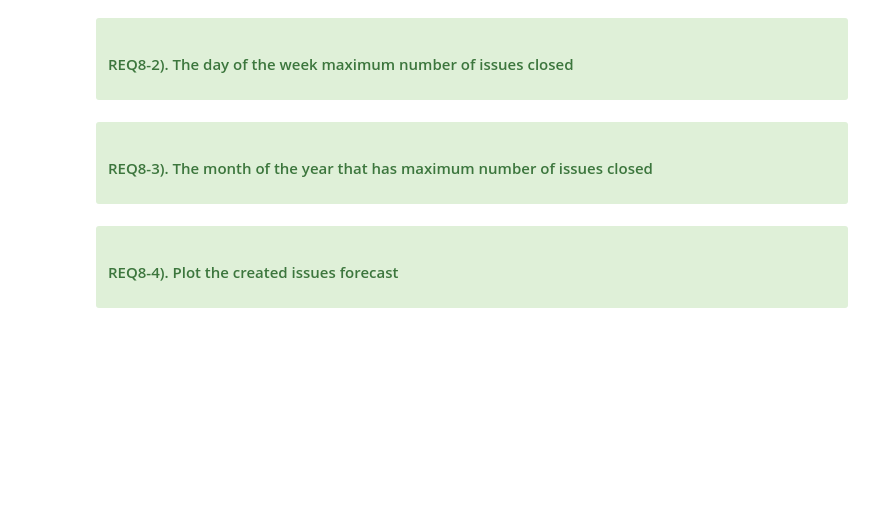
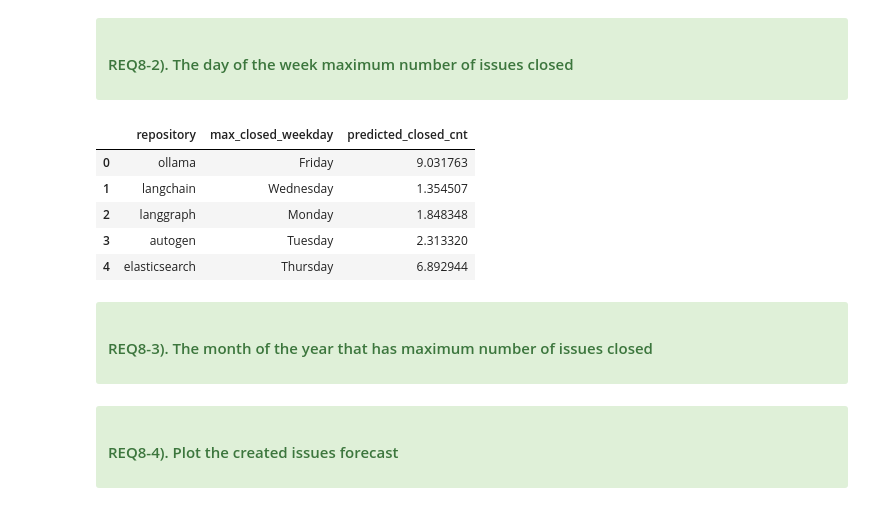
Before and after one commit to ASP25SCM25R/assignment5-SPM, a Jupyter notebook: src/GitHub_Repos_Issues_Forecasting.ipynb, the cells around one changed output. Drawn from its saved outputs; the diff is of its cells as text; code cells hidden in the pictures; blank space fills up the shorter version.

```diff
--- a/src/GitHub_Repos_Issues_Forecasting.ipynb
+++ b/src/GitHub_Repos_Issues_Forecasting.ipynb
@@ -357,7 +503,93 @@ plt.show()
 
 </div>
 # %%
-#Add your code for requirement 8.2 in this cell
+results_closed = []
+
+for org, repo in zip(ORG_LIST, REPO_LIST):
+    # load the same 2-months issues file
+    fname = f"{org}_{repo}_issues_2months.json"
+    path  = os.path.join(INPUT_DIR, fname)
+    if not os.path.exists(path):
+        continue
+
+    # 1) collect closed_at dates
+    closed_dates = []
+    with open(path) as fp:
+        for line in fp:
+            obj = json.loads(line)
+            if obj.get('closed_at'):
+                closed_dates.append(datetime.strptime(obj['closed_at'], '%Y-%m-%d'))
+    if len(closed_dates) < WINDOW_SIZE:
+        continue
+
+    # 2) build daily closed‐count series
+    dfc = pd.DataFrame({'date': closed_dates})
+    dfc['count'] = 1
+    dfc = (
+        dfc.set_index('date')['count']
+           .resample('D').sum()
+           .reindex(pd.date_range(min(closed_dates),
+                                  max(closed_dates),
+                                  freq='D'),
+                    fill_value=0)
+           .to_frame()
+    )
+
+    # 3) scale to [0,1]
+    scaler = MinMaxScaler()
+    scaled = scaler.fit_transform(dfc)
+
+    # 4) create rolling windows
+    X, y = [], []
+    for i in range(len(scaled) - WINDOW_SIZE):
+        X.append(scaled[i:i+WINDOW_SIZE])
+        y.append(scaled[i+WINDOW_SIZE])
+    X = np.array(X).reshape(-1, WINDOW_SIZE, 1)
+    y = np.array(y)
+
+    # 5) train a small LSTM
+    model = Sequential([
+        LSTM(32, input_shape=(WINDOW_SIZE, 1)),
+        Dense(1)
+    ])
+    model.compile('adam', 'mse')
+    model.fit(X, y, epochs=20, batch_size=8, verbose=0)
+
+    # 6) forecast next FORECAST_DAYS
+    last_win = scaled[-WINDOW_SIZE:].reshape(1, WINDOW_SIZE, 1)
+    preds_s = []
+    curr = last_win.copy()
+    for _ in range(FORECAST_DAYS):
+        p = model.predict(curr, verbose=0)[0][0]
+        preds_s.append(p)
+        curr = np.roll(curr, -1, axis=1)
+        curr[0, -1, 0] = p
+
+    preds = scaler.inverse_transform(np.array(preds_s).reshape(-1,1)).flatten()
+
+    # 7) map to dates & weekdays
+    last_date = dfc.index[-1]
+    future   = [last_date + timedelta(i+1) for i in range(FORECAST_DAYS)]
+    df_f = pd.DataFrame({'date': future, 'predicted': preds})
+    df_f['weekday'] = df_f['date'].dt.day_name()
+
+    # 8) pick the weekday with max closures
+    best = df_f.loc[df_f['predicted'].idxmax()]
+    results_closed.append({
+        'repository':           repo,
+        'max_closed_weekday':   best['weekday'],
+        'predicted_closed_cnt': best['predicted']
+    })
+
+# show results
+pd.DataFrame(results_closed)
+# %% [output]
+|  | repository | max_closed_weekday | predicted_closed_cnt |
+| 0 | ollama | Friday | 9.031763 |
+| 1 | langchain | Wednesday | 1.354507 |
+| 2 | langgraph | Monday | 1.848348 |
+| 3 | autogen | Tuesday | 2.313320 |
+| 4 | elasticsearch | Thursday | 6.892944 |
 # %% [markdown]
 <div class="alert alert-block alert-success">
 
```
Also changed, not shown: parts of 3 cells of this notebook, 9 other files.
